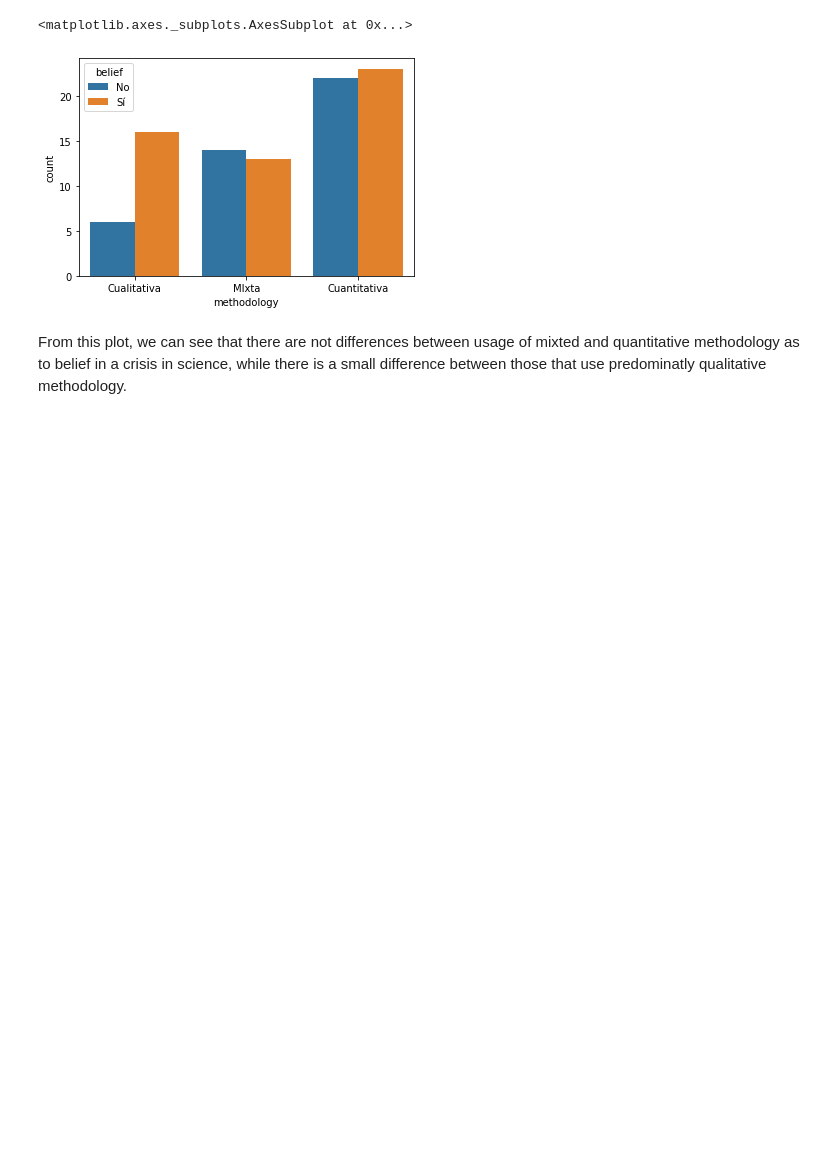
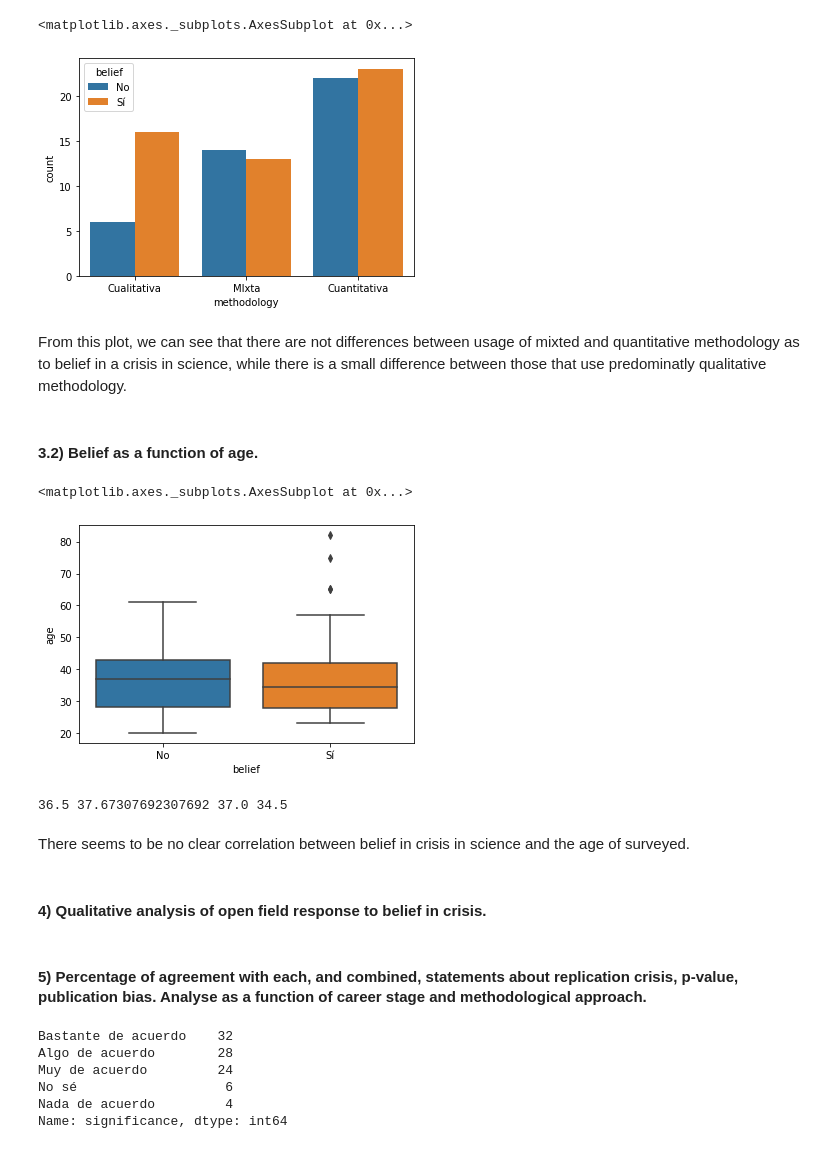
Before and after one commit to francosbenitez/thesis, a Jupyter notebook: analysis/py-script.ipynb, the cells around one changed output. Cells and saved outputs as stored; diff of their text form; code cells hidden in the pictures; blank space fills up the shorter version.

```diff
--- a/analysis/py-script.ipynb
+++ b/analysis/py-script.ipynb
@@ -301,3 +301,36 @@ sns.countplot(x="methodology", hue="belief", data=df)
 [figure]
 # %% [markdown]
 From this plot, we can see that there are not differences between usage of mixted and quantitative methodology as to belief in a crisis in science, while there is a small difference between those that use predominatly qualitative methodology.
+# %% [markdown]
+#### 3.2) Belief as a function of age.
+# %%
+sns.boxplot(data=df, x='belief', y='age')
+# %% [output]
+<matplotlib.axes._subplots.AxesSubplot at 0x...>
+[figure, added]
+# %%
+said_yes = df[df['belief'] == 'Sí']
+said_no = df[df['belief'] == 'No']
+
+print(said_no['age'].mean(),
+      said_yes['age'].mean(),
+      said_no['age'].median(),
+      said_yes['age'].median()
+     )
+# %% [output]
+36.5 37.67307692307692 37.0 34.5
+# %% [markdown]
+There seems to be no clear correlation between belief in crisis in science and the age of surveyed.
+# %% [markdown]
+#### 4) Qualitative analysis of open field response to belief in crisis.
+# %% [markdown]
+#### 5) Percentage of agreement with each, and combined, statements about replication crisis, p-value, publication bias. Analyse as a function of career stage and methodological approach.
+# %%
+df["significance"].value_counts()
+# %% [output]
+Bastante de acuerdo    32
+Algo de acuerdo        28
+Muy de acuerdo         24
+No sé                   6
+Nada de acuerdo         4
+Name: significance, dtype: int64
```
Also changed, not shown: parts of 3 cells of this notebook, 3 other files.
